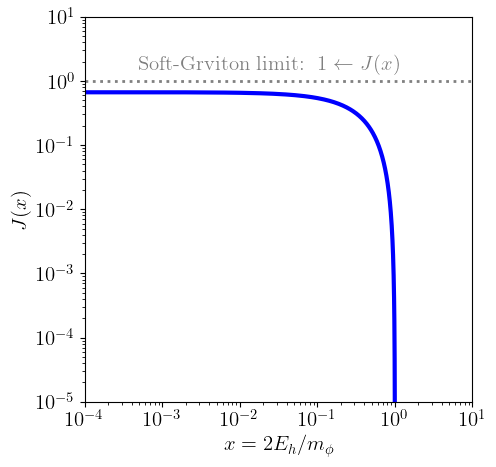
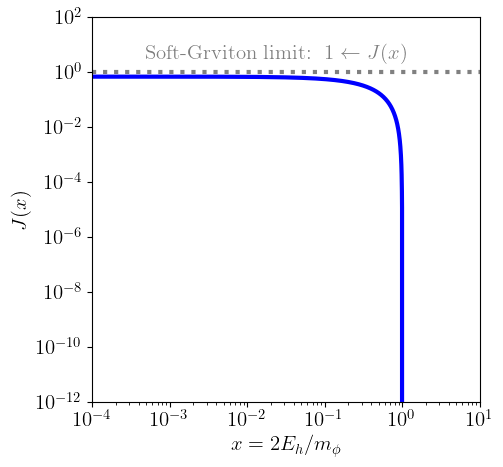
The change to this notebook cell's code, shown as a diff; its figure went from the first image to the second:
--- before
+++ after
@@ -1,5 +1,5 @@
 fig, ax = plt.subplots(figsize=(5,5))
 ax.plot(x_grid, J_grid,'b' ,lw=3)
-ax.axhline(y = 1, color = 'gray', linestyle = ':',linewidth=2) 
+ax.axhline(y = 1, color = 'gray', linestyle = ':',linewidth=3) 
 ax.set_xscale("log")
 ax.set_xlabel(r'$x = 2E_h/m_\phi$')
@@ -8,8 +8,8 @@
 ax.set_xscale('log')
 ax.set_yscale('log')
-plt.text(5*1e-4, 1.5, r'$\text{Soft-Grviton limit:}~~1 \leftarrow J(x)$', color = "gray", size=15, rotation=0)
+plt.text(5*1e-4, 3, r'$\text{Soft-Grviton limit:}~~1 \leftarrow J(x)$', color = "gray", size=15, rotation=0)
 
 ax.set_xlim(1e-4, 1e1)
-ax.set_ylim(1e-5, 1e1)
+ax.set_ylim(1e-12, 1e2)
 # ax.legend(loc='upper left', bbox_to_anchor=(0.03, 1), prop={'size': 15})
 plt.savefig("./Jx.pdf", bbox_inches="tight")

Commit: Add files via upload